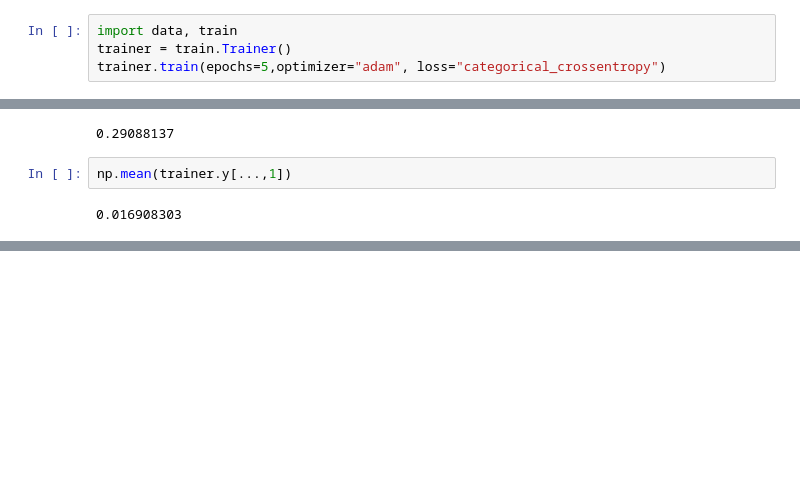
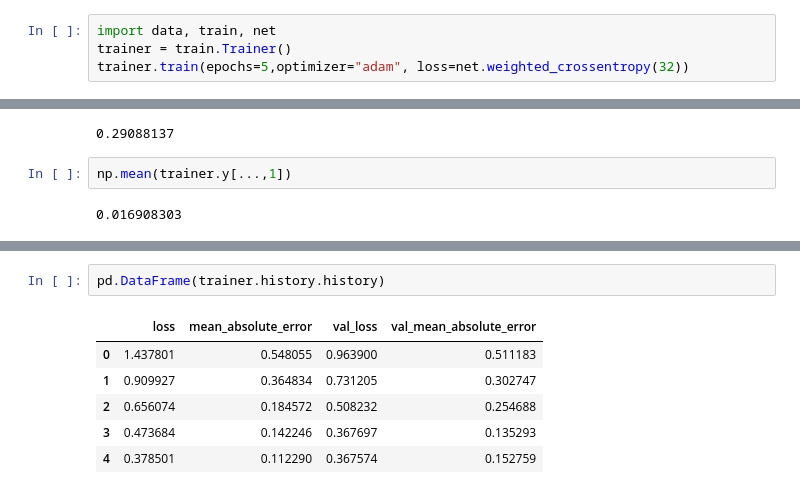
Before and after one commit to DalasNoin/aneurysm-segment, a Jupyter notebook: tf-experiment.ipynb, the cells around one changed output, grey strips where cells are left out. Saved outputs shown, nothing was run; the diff lists cells and outputs as text; blank space fills up the shorter version.

```diff
--- a/tf-experiment.ipynb
+++ b/tf-experiment.ipynb
@@ -137,7 +140,7 @@ plt.plot(sgdhistory["val_mean_absolute_error"], label="sgd")
 plt.plot(val["val_mean_absolute_error"], label="adam")
 plt.legend()
 # %%
-import data, train
+import data, train, net
 trainer = train.Trainer()
-trainer.train(epochs=5,optimizer="adam", loss="categorical_crossentropy")
+trainer.train(epochs=5,optimizer="adam", loss=net.weighted_crossentropy(32))
 # %% [output]
@@ -164,0 +190,9 @@ np.mean(trainer.y[...,1])
+# %%
+pd.DataFrame(trainer.history.history)
+# %% [output]
+|  | loss | mean_absolute_error | val_loss | val_mean_absolute_error |
+| 0 | 1.437801 | 0.548055 | 0.963900 | 0.511183 |
+| 1 | 0.909927 | 0.364834 | 0.731205 | 0.302747 |
+| 2 | 0.656074 | 0.184572 | 0.508232 | 0.254688 |
+| 3 | 0.473684 | 0.142246 | 0.367697 | 0.135293 |
+| 4 | 0.378501 | 0.112290 | 0.367574 | 0.152759 |
```
Also changed, not shown: parts of 5 cells of this notebook, 4 other files.
